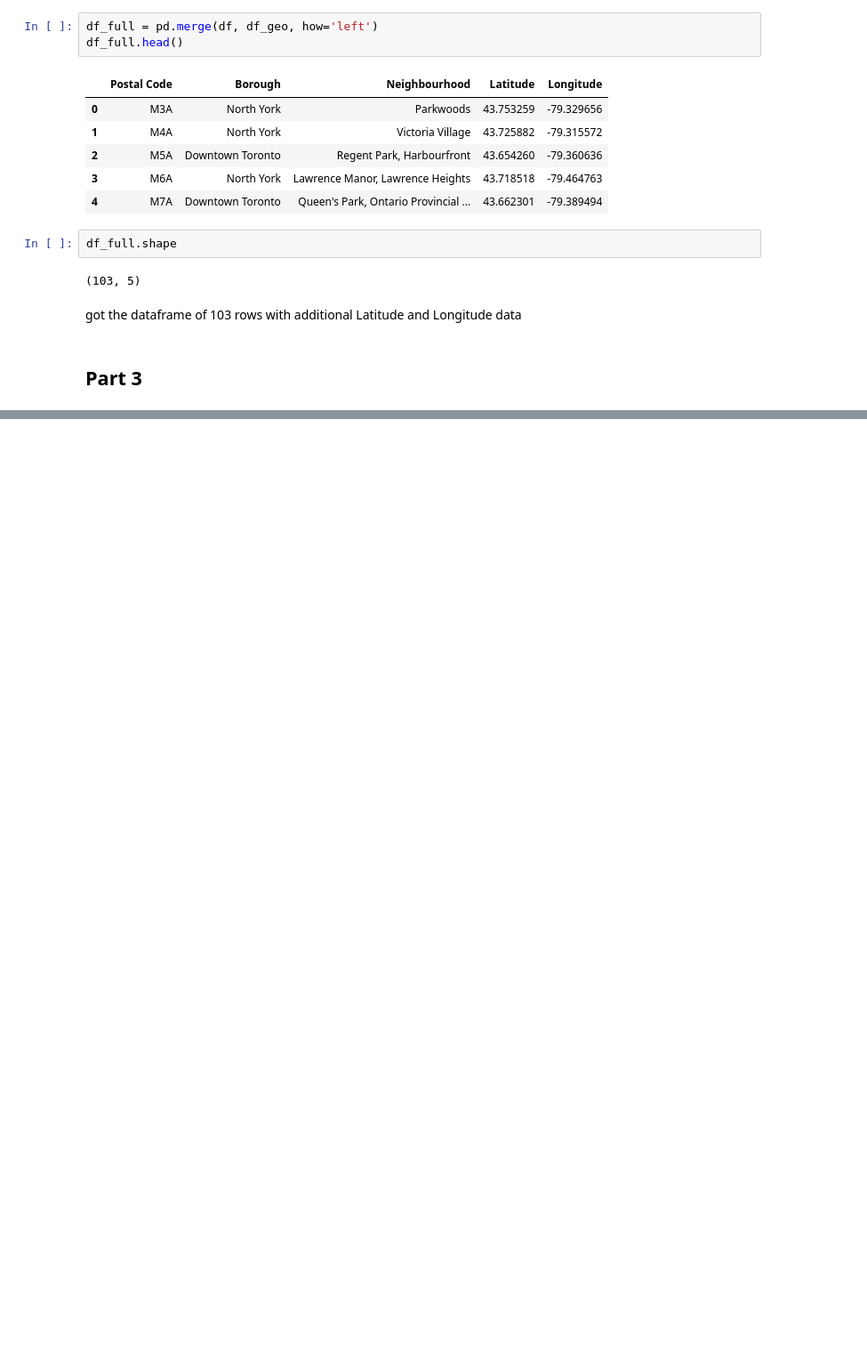
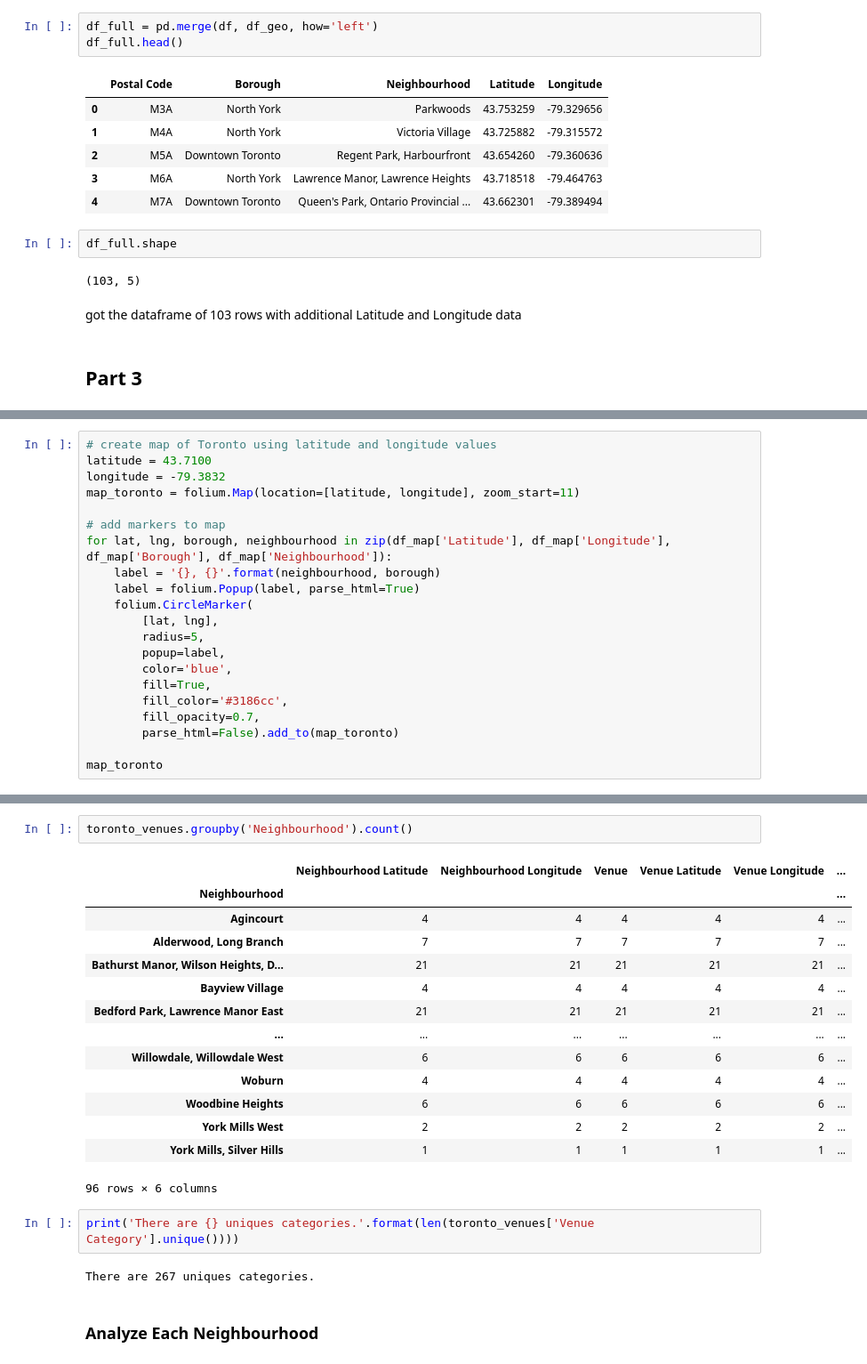
Before and after one commit to S2P2/Coursera_Capstone, a Jupyter notebook: Segmenting and Clustering Neighborhoods in Toronto.ipynb, the cells around one changed output, grey strips where cells are left out. Shown at 89% size. Drawn from its saved outputs; the diff is of its cells as text; blank space fills up the shorter version.

```diff
--- a/Segmenting and Clustering Neighborhoods in Toronto.ipynb
+++ b/Segmenting and Clustering Neighborhoods in Toronto.ipynb
@@ -196,0 +215,21 @@ got the dataframe of 103 rows with additional Latitude and Longitude data
+# %%
+# create map of Toronto using latitude and longitude values
+latitude = 43.7100
+longitude = -79.3832
+map_toronto = folium.Map(location=[latitude, longitude], zoom_start=11)
+
+# add markers to map
+for lat, lng, borough, neighbourhood in zip(df_map['Latitude'], df_map['Longitude'], df_map['Borough'], df_map['Neighbourhood']):
+    label = '{}, {}'.format(neighbourhood, borough)
+    label = folium.Popup(label, parse_html=True)
+    folium.CircleMarker(
+        [lat, lng],
+        radius=5,
+        popup=label,
+        color='blue',
+        fill=True,
+        fill_color='#3186cc',
+        fill_opacity=0.7,
+        parse_html=False).add_to(map_toronto)
+
+map_toronto
@@ -196,0 +323,23 @@ got the dataframe of 103 rows with additional Latitude and Longitude data
+# %%
+toronto_venues.groupby('Neighbourhood').count()
+# %% [output]
+|  | Neighbourhood Latitude | Neighbourhood Longitude | Venue | Venue Latitude | Venue Longitude | ... |
+| Neighbourhood |  |  |  |  |  | ... |
+| Agincourt | 4 | 4 | 4 | 4 | 4 | ... |
+| Alderwood, Long Branch | 7 | 7 | 7 | 7 | 7 | ... |
+| Bathurst Manor, Wilson Heights, D... | 21 | 21 | 21 | 21 | 21 | ... |
+| Bayview Village | 4 | 4 | 4 | 4 | 4 | ... |
+| Bedford Park, Lawrence Manor East | 21 | 21 | 21 | 21 | 21 | ... |
+| ... | ... | ... | ... | ... | ... | ... |
+| Willowdale, Willowdale West | 6 | 6 | 6 | 6 | 6 | ... |
+| Woburn | 4 | 4 | 4 | 4 | 4 | ... |
+| Woodbine Heights | 6 | 6 | 6 | 6 | 6 | ... |
+| York Mills West | 2 | 2 | 2 | 2 | 2 | ... |
+| York Mills, Silver Hills | 1 | 1 | 1 | 1 | 1 | ... |
+96 rows × 6 columns
+# %%
+print('There are {} uniques categories.'.format(len(toronto_venues['Venue Category'].unique())))
+# %% [output]
+There are 267 uniques categories.
+# %% [markdown]
+### Analyze Each Neighbourhood
```
Also changed, not shown: parts of 43 cells of this notebook, 1 other file.
